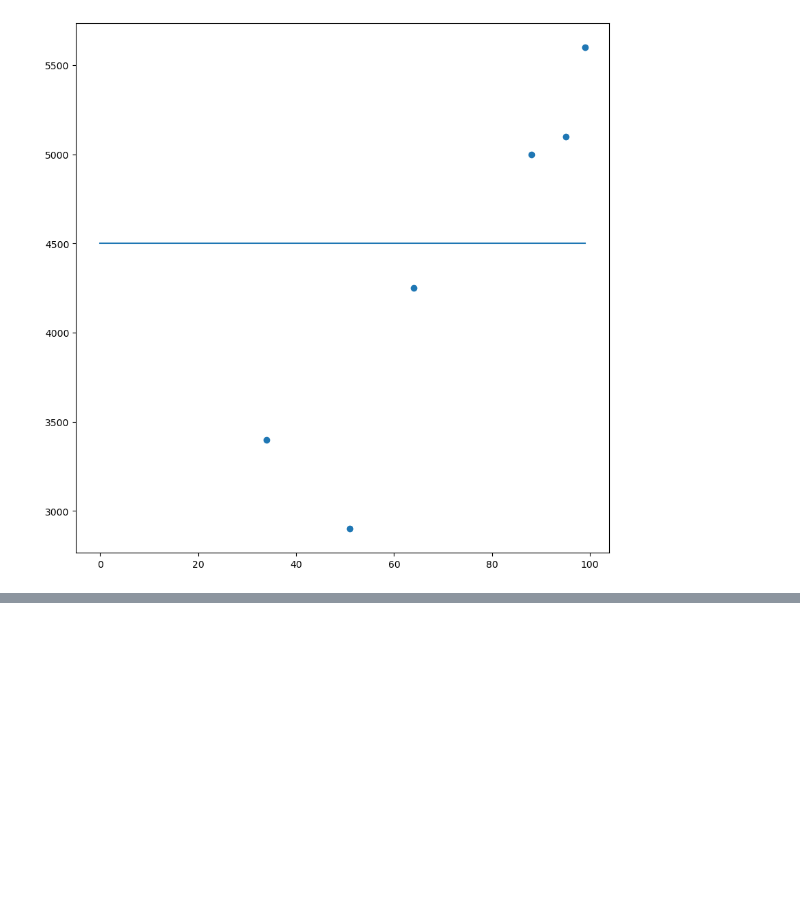
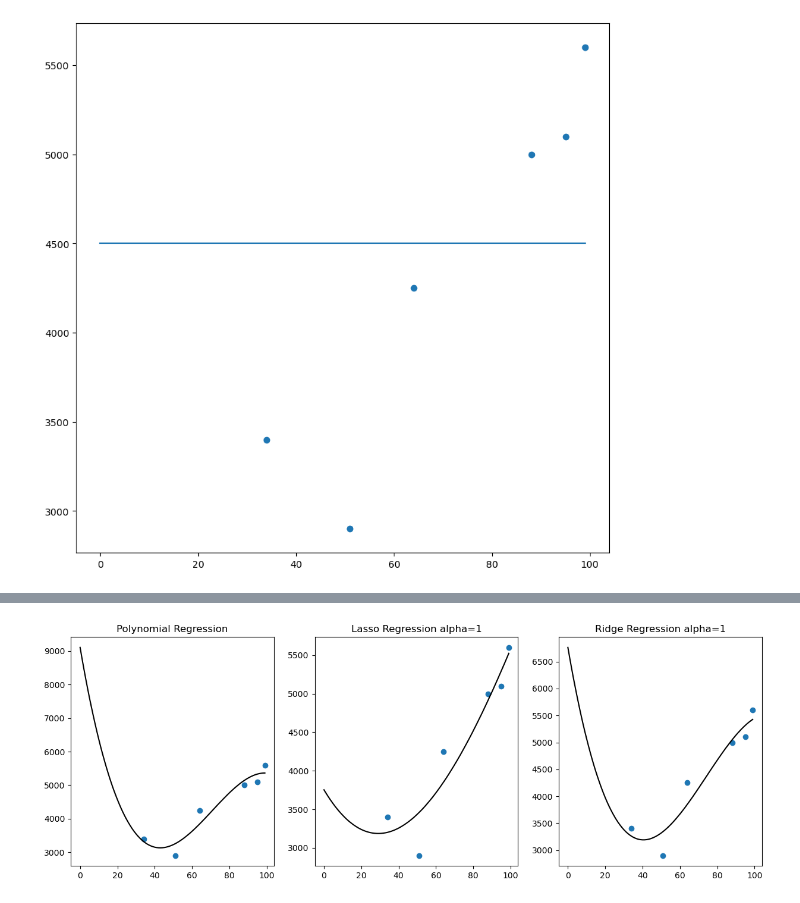
Before and after one commit to adamlewy3/Python-Projects, a Jupyter notebook: APress ML Book/8. Tuning Supervised Learners.ipynb, the cells around one changed output, grey strips where cells are left out. Drawn from its saved outputs; the diff is of its cells as text; code cells hidden in the pictures; blank space fills up the shorter version.

```diff
--- a/APress ML Book/8. Tuning Supervised Learners.ipynb
+++ b/APress ML Book/8. Tuning Supervised Learners.ipynb
@@ -252,0 +276,40 @@ plt.show()
+# %%
+import numpy as np
+import pandas as pd
+from sklearn.linear_model import LinearRegression, Lasso, Ridge
+from sklearn.preprocessing import PolynomialFeatures
+import matplotlib.pyplot as plt
+
+data = pd.DataFrame({"marks":[34,51,64,88,95,99],"salary":[3400,2900,4250,5000,5100,5600]})
+X = data[['marks']].values
+y = data['salary'].values
+
+fig, axs = plt.subplots(1,3, figsize=(15,5))
+methods = ['Polynomial Regression', 'Lasso Regression alpha=1', 'Ridge Regression alpha=1']
+
+for i in [0,1,2]:
+    poly = PolynomialFeatures(3)
+    X1 = poly.fit_transform(X)
+    if i==0:
+        reg = LinearRegression()
+        reg.fit(X1, y)
+    if i==1:
+        reg = Lasso(alpha=1)
+        reg.fit(X1, y)
+    if i==2:
+        reg = Ridge(alpha=1)
+        reg.fit(X1,y)
+
+    X_seq = np.linspace(0, X.max(), 100).reshape(-1,1)
+    X_seq_1 = poly.fit_transform(X_seq)
+    y_seq = reg.predict(X_seq_1)
+
+    axs[i].scatter(X,y)
+    axs[i].plot(X_seq, y_seq, color='black')
+    axs[i].set_title(methods[i])
+
+plt.show()
+
+#Regularisation reduces the variance in the models significantly without substantial increase in bias.
+# %% [output]
+[figure, added]
```
Also changed, not shown: parts of 12 cells of this notebook, 2 other files.
